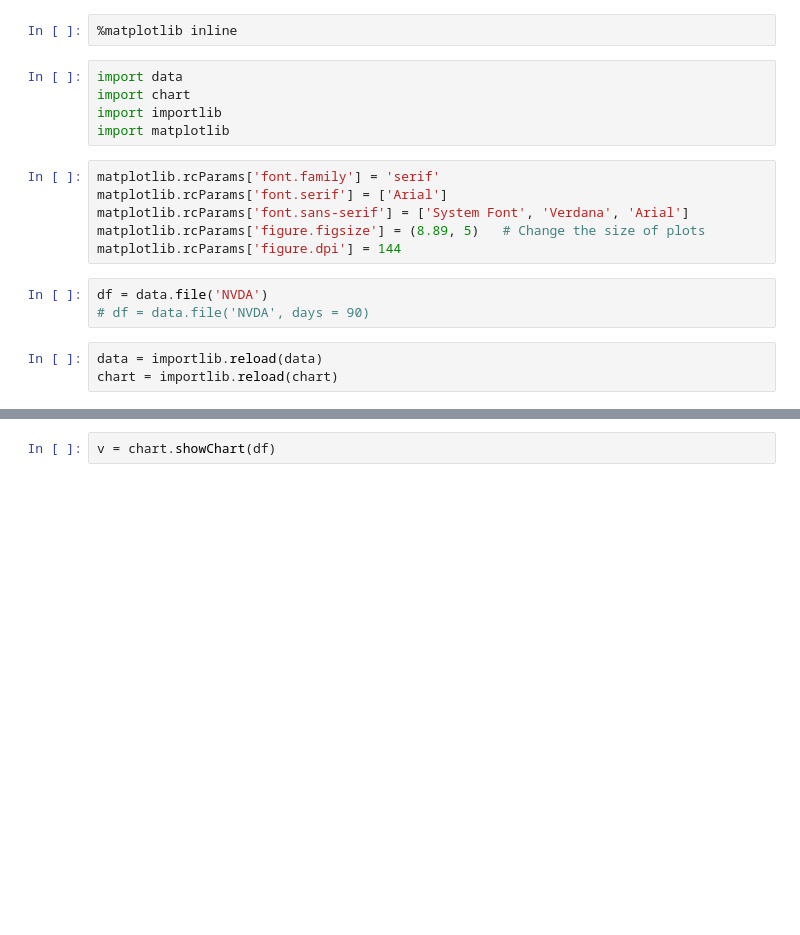
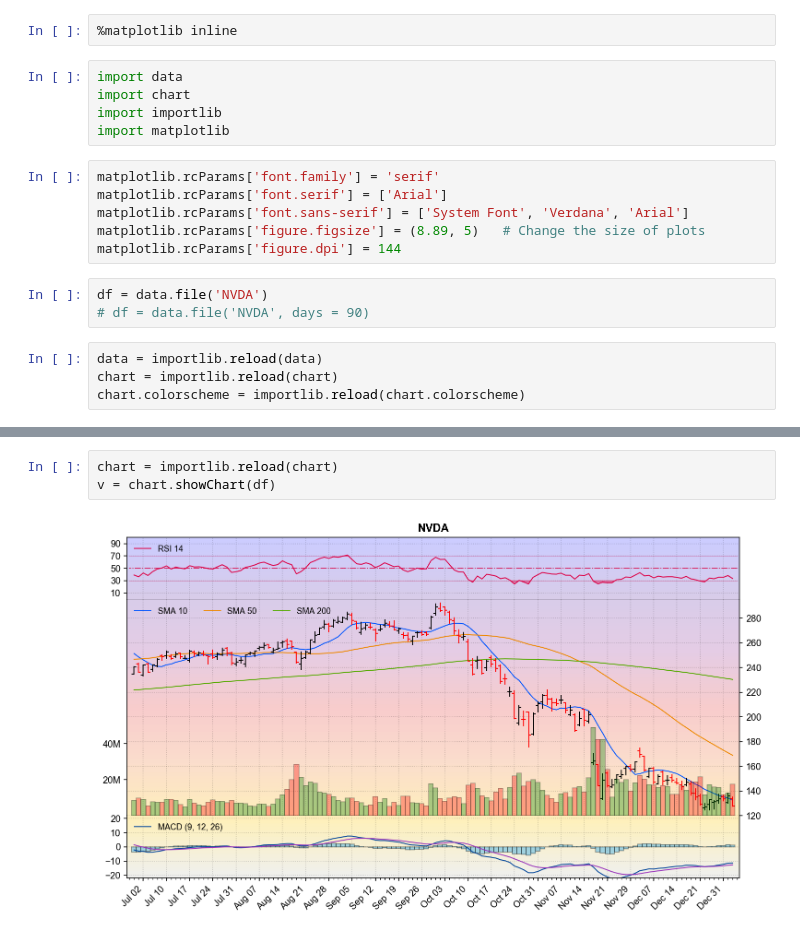
Before and after one commit to boonleng/rats, a Jupyter notebook: Using Chart.ipynb, the cells around one changed output, grey strips where cells are left out. Saved outputs shown, nothing was run; the diff lists cells and outputs as text; blank space fills up the shorter version.

```diff
--- a/Using Chart.ipynb
+++ b/Using Chart.ipynb
@@ -17,5 +17,6 @@ df = data.file('NVDA')
 # %%
 data = importlib.reload(data)
 chart = importlib.reload(chart)
+chart.colorscheme = importlib.reload(chart.colorscheme)
 # %%
 chart.Chart(data = df)
@@ -22,2 +26,5 @@ chart.Chart(data = df)
 # %%
+chart = importlib.reload(chart)
 v = chart.showChart(df)
+# %% [output]
+[figure, added]
```
Also changed, not shown: parts of 1 cell of this notebook, 2 other files.
